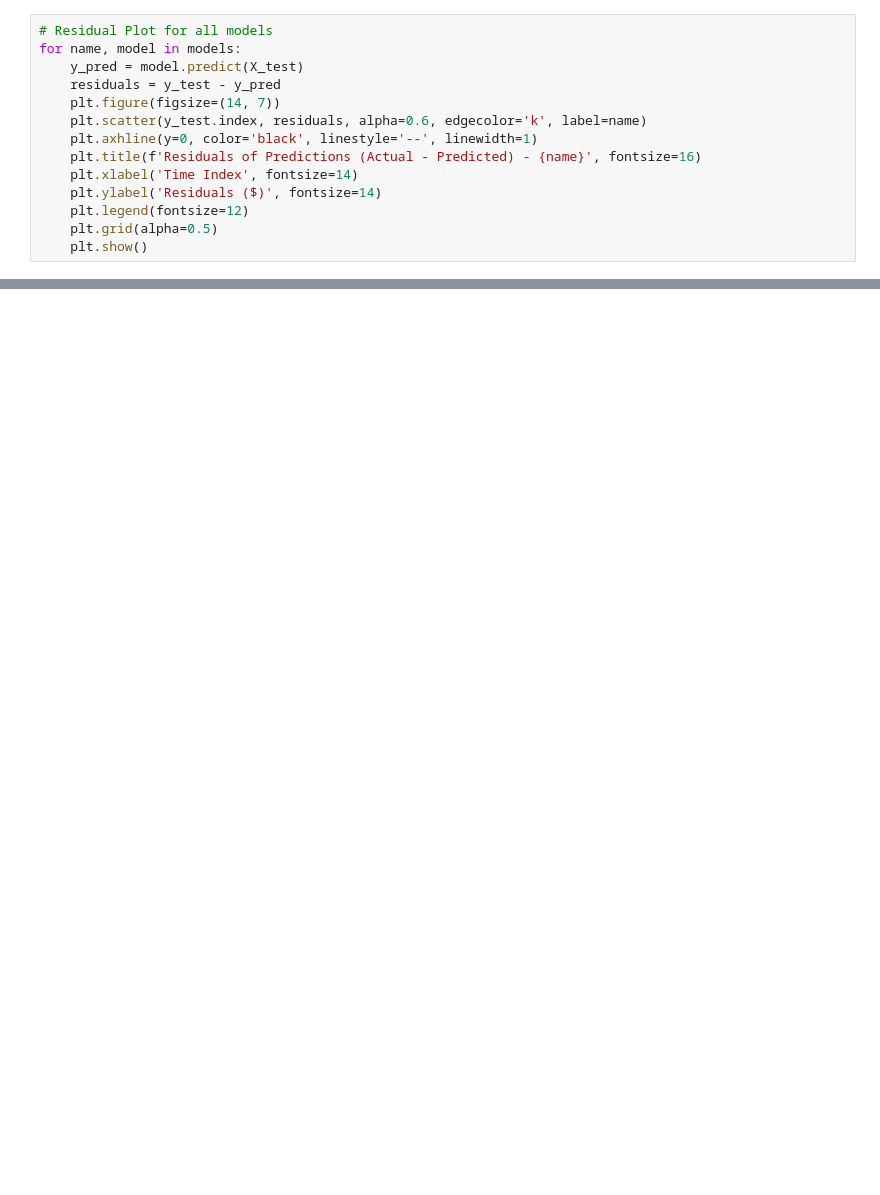
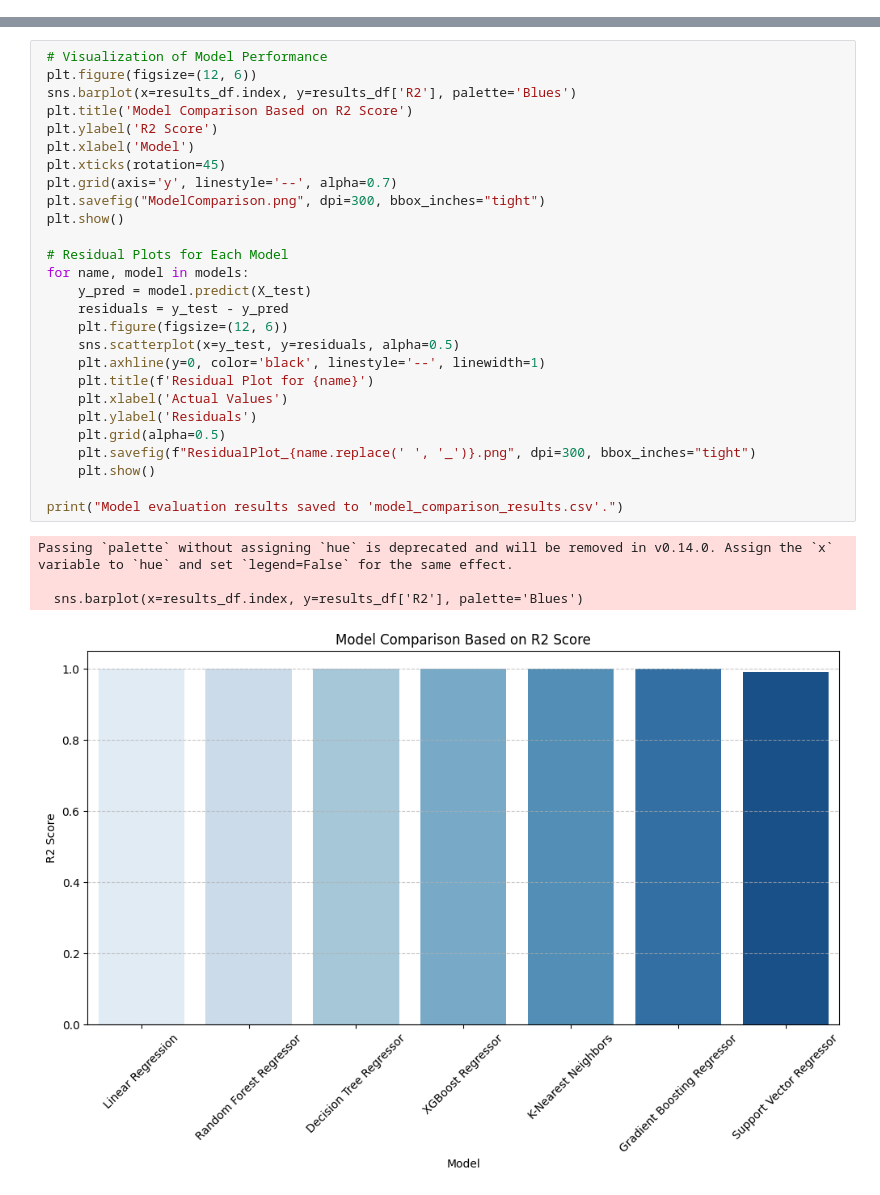
Before and after one commit to 8ad40n/Exploring-ML, a Jupyter notebook: ML Paper/bitcoin.ipynb, the cells around one changed output, grey strips where cells are left out. Saved outputs shown, nothing was run; the diff lists cells and outputs as text; blank space fills up the shorter version.

```diff
--- a/ML Paper/bitcoin.ipynb
+++ b/ML Paper/bitcoin.ipynb
@@ -131,14 +200,0 @@ for metric in classification_metrics:
-# %%
-# Residual Plot for all models
-for name, model in models:
-    y_pred = model.predict(X_test)
-    residuals = y_test - y_pred
-    plt.figure(figsize=(14, 7))
-    plt.scatter(y_test.index, residuals, alpha=0.6, edgecolor='k', label=name)
-    plt.axhline(y=0, color='black', linestyle='--', linewidth=1)
-    plt.title(f'Residuals of Predictions (Actual - Predicted) - {name}', fontsize=16)
-    plt.xlabel('Time Index', fontsize=14)
-    plt.ylabel('Residuals ($)', fontsize=14)
-    plt.legend(fontsize=12)
-    plt.grid(alpha=0.5)
-    plt.show()
@@ -200,0 +215,32 @@ plt.gca().spines[['top', 'right',]].set_visible(False)
+# %%
+ # Visualization of Model Performance
+ plt.figure(figsize=(12, 6))
+ sns.barplot(x=results_df.index, y=results_df['R2'], palette='Blues')
+ plt.title('Model Comparison Based on R2 Score')
+ plt.ylabel('R2 Score')
+ plt.xlabel('Model')
+ plt.xticks(rotation=45)
+ plt.grid(axis='y', linestyle='--', alpha=0.7)
+ plt.savefig("ModelComparison.png", dpi=300, bbox_inches="tight")
+ plt.show()
+
+ # Residual Plots for Each Model
+ for name, model in models:
+     y_pred = model.predict(X_test)
+     residuals = y_test - y_pred
+     plt.figure(figsize=(12, 6))
+     sns.scatterplot(x=y_test, y=residuals, alpha=0.5)
+     plt.axhline(y=0, color='black', linestyle='--', linewidth=1)
+     plt.title(f'Residual Plot for {name}')
+     plt.xlabel('Actual Values')
+     plt.ylabel('Residuals')
+     plt.grid(alpha=0.5)
+     plt.savefig(f"ResidualPlot_{name.replace(' ', '_')}.png", dpi=300, bbox_inches="tight")
+     plt.show()
+
+ print("Model evaluation results saved to 'model_comparison_results.csv'.")
+# %% [output]
+Passing `palette` without assigning `hue` is deprecated and will be removed in v0.14.0. Assign the `x` variable to `hue` and set `legend=False` for the same effect.
+
+  sns.barplot(x=results_df.index, y=results_df['R2'], palette='Blues')
+[figure, added]
```
Also changed, not shown: parts of 33 cells of this notebook.
